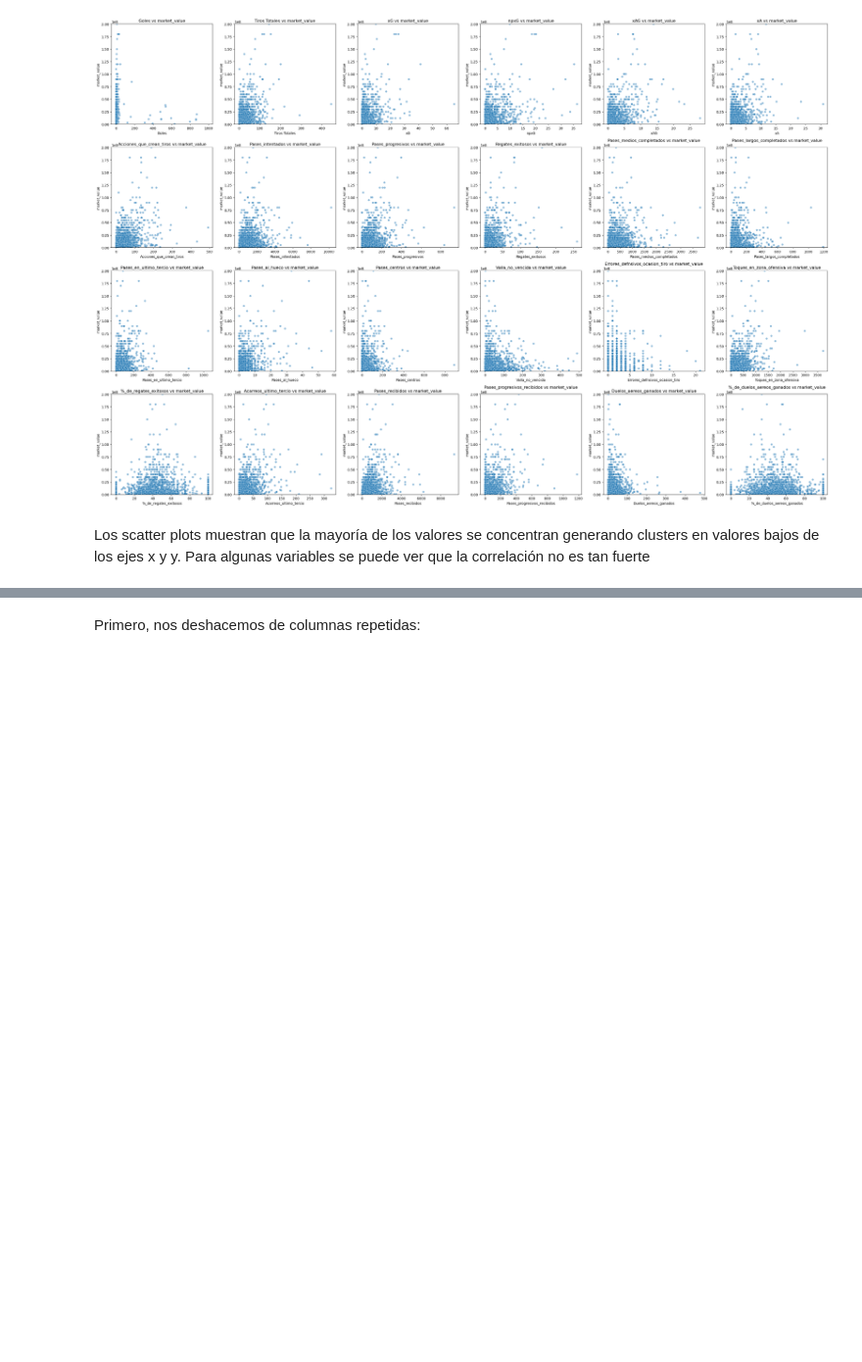
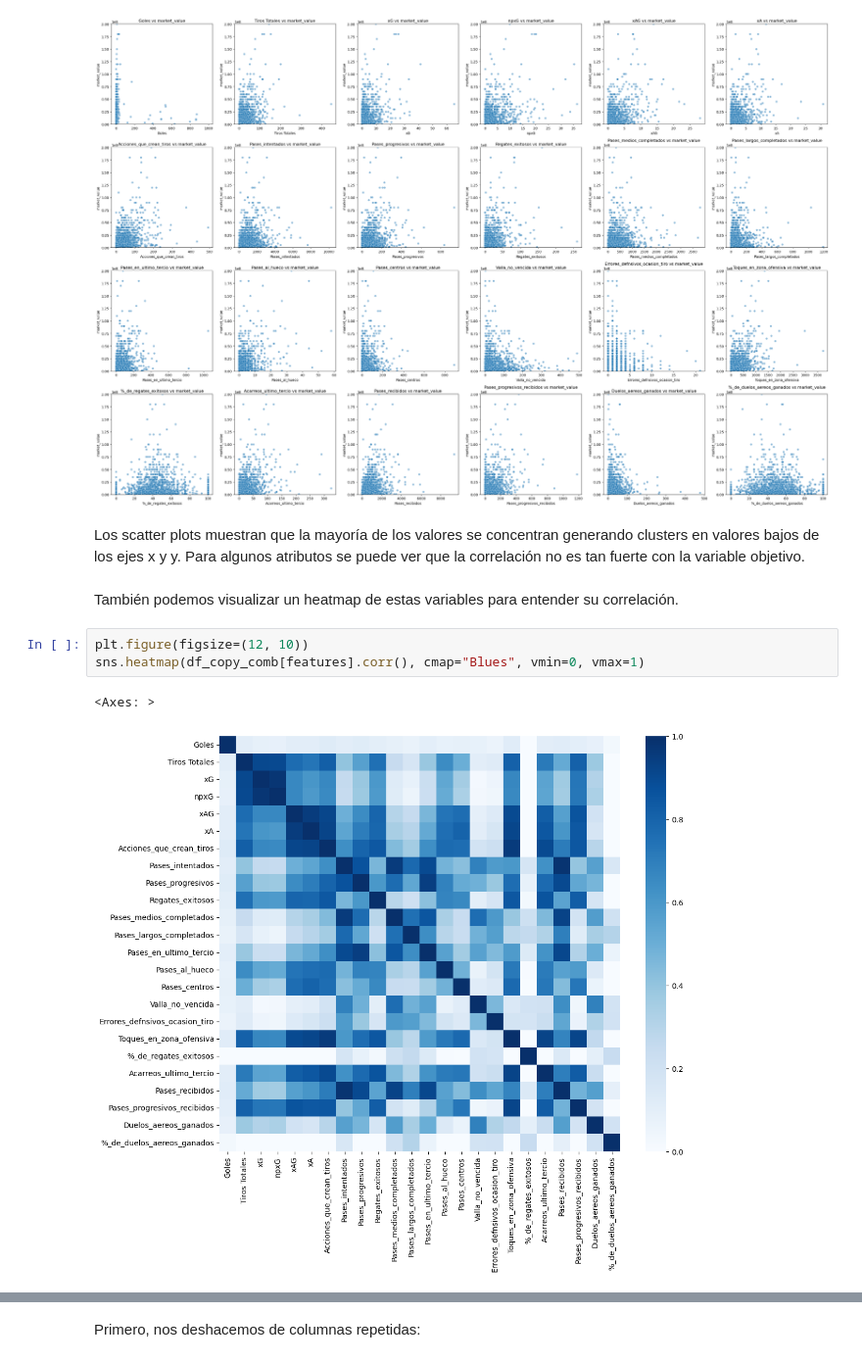
Before and after one commit to BI-organization/lab1, a Jupyter notebook: Lab1.ipynb, the cells around one changed output, grey strips where cells are left out. Shown at 98% size. Cells and saved outputs as stored; diff of their text form; blank space fills up the shorter version.

```diff
--- a/Lab1.ipynb
+++ b/Lab1.ipynb
@@ -328,4 +328,12 @@ plt.show()
 # %% [output]
 [figure]
 # %% [markdown]
-Los scatter plots muestran que la mayoría de los valores se concentran generando clusters en valores bajos de los ejes x y y. Para algunas variables se puede ver que la correlación no es tan fuerte
+Los scatter plots muestran que la mayoría de los valores se concentran generando clusters en valores bajos de los ejes x y y. Para algunos atributos se puede ver que la correlación no es tan fuerte con la variable objetivo.
+# %% [markdown]
+También podemos visualizar un heatmap de estas variables para entender su correlación.
+# %%
+plt.figure(figsize=(12, 10))
+sns.heatmap(df_copy_comb[features].corr(), cmap="Blues", vmin=0, vmax=1)
+# %% [output]
+<Axes: >
+[figure, added]
```
Also changed, not shown: parts of 8 cells of this notebook.
